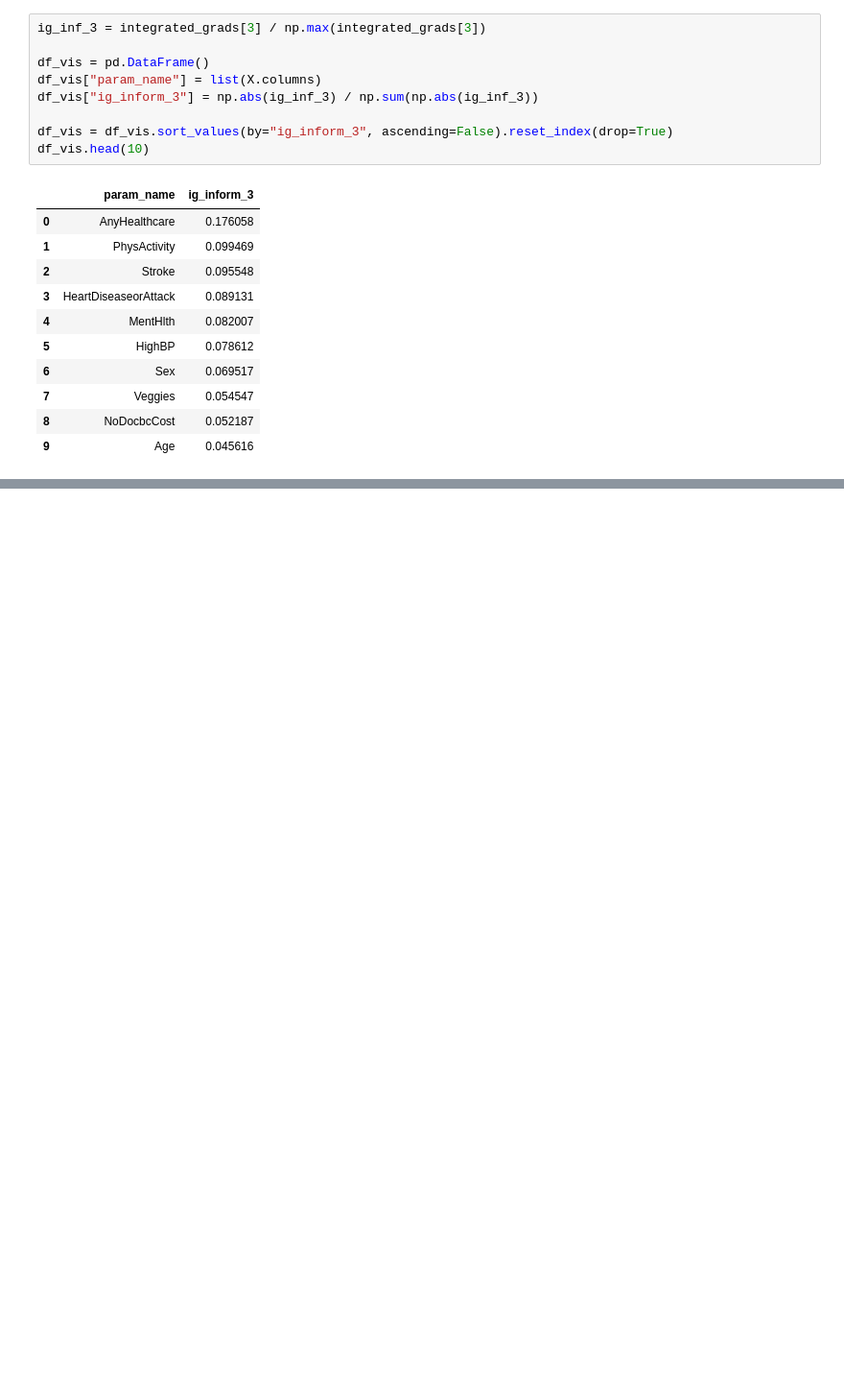
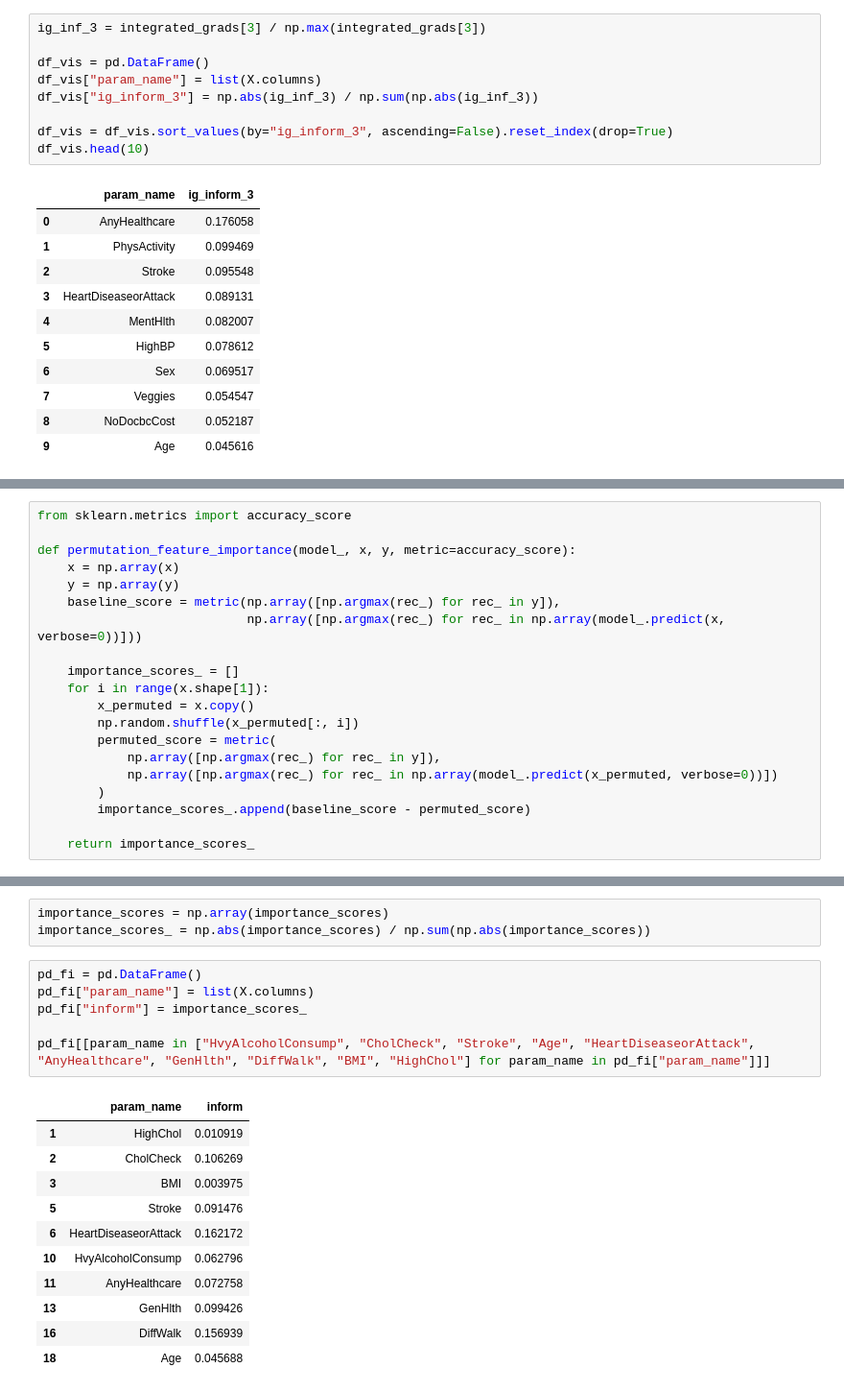
Before and after one commit to VolDonets/cmeans_python, a Jupyter notebook: for_article_diabetes_health_indicators/diabetes_data_pipeline.ipynb, the cells around one changed output, grey strips where cells are left out. Shown at 96% size. Drawn from its saved outputs; the diff is of its cells as text; blank space fills up the shorter version.

```diff
--- a/for_article_diabetes_health_indicators/diabetes_data_pipeline.ipynb
+++ b/for_article_diabetes_health_indicators/diabetes_data_pipeline.ipynb
@@ -709,0 +760,20 @@ df_vis.head(10)
+# %%
+from sklearn.metrics import accuracy_score
+
+def permutation_feature_importance(model_, x, y, metric=accuracy_score):
+    x = np.array(x)
+    y = np.array(y)
+    baseline_score = metric(np.array([np.argmax(rec_) for rec_ in y]),
+                            np.array([np.argmax(rec_) for rec_ in np.array(model_.predict(x, verbose=0))]))
+
+    importance_scores_ = []
+    for i in range(x.shape[1]):
+        x_permuted = x.copy()
+        np.random.shuffle(x_permuted[:, i])
+        permuted_score = metric(
+            np.array([np.argmax(rec_) for rec_ in y]),
+            np.array([np.argmax(rec_) for rec_ in np.array(model_.predict(x_permuted, verbose=0))])
+        )
+        importance_scores_.append(baseline_score - permuted_score)
+
+    return importance_scores_
@@ -709,0 +785,21 @@ df_vis.head(10)
+# %%
+importance_scores = np.array(importance_scores)
+importance_scores_ = np.abs(importance_scores) / np.sum(np.abs(importance_scores))
+# %%
+pd_fi = pd.DataFrame()
+pd_fi["param_name"] = list(X.columns)
+pd_fi["inform"] = importance_scores_
+
+pd_fi[[param_name in ["HvyAlcoholConsump", "CholCheck", "Stroke", "Age", "HeartDiseaseorAttack", "AnyHealthcare", "GenHlth", "DiffWalk", "BMI", "HighChol"] for param_name in pd_fi["param_name"]]]
+# %% [output]
+|  | param_name | inform |
+| 1 | HighChol | 0.010919 |
+| 2 | CholCheck | 0.106269 |
+| 3 | BMI | 0.003975 |
+| 5 | Stroke | 0.091476 |
+| 6 | HeartDiseaseorAttack | 0.162172 |
+| 10 | HvyAlcoholConsump | 0.062796 |
+| 11 | AnyHealthcare | 0.072758 |
+| 13 | GenHlth | 0.099426 |
+| 16 | DiffWalk | 0.156939 |
+| 18 | Age | 0.045688 |
```
Also changed, not shown: parts of 8 cells of this notebook.
